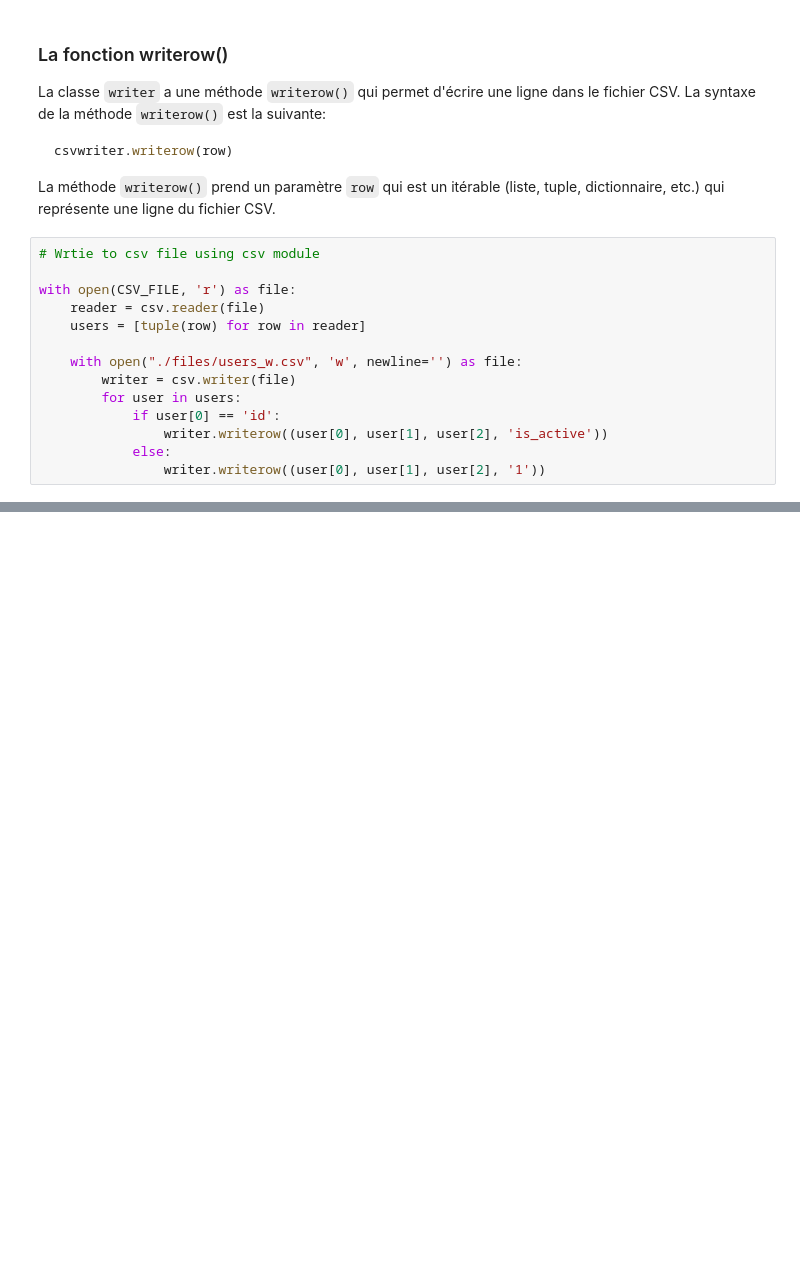
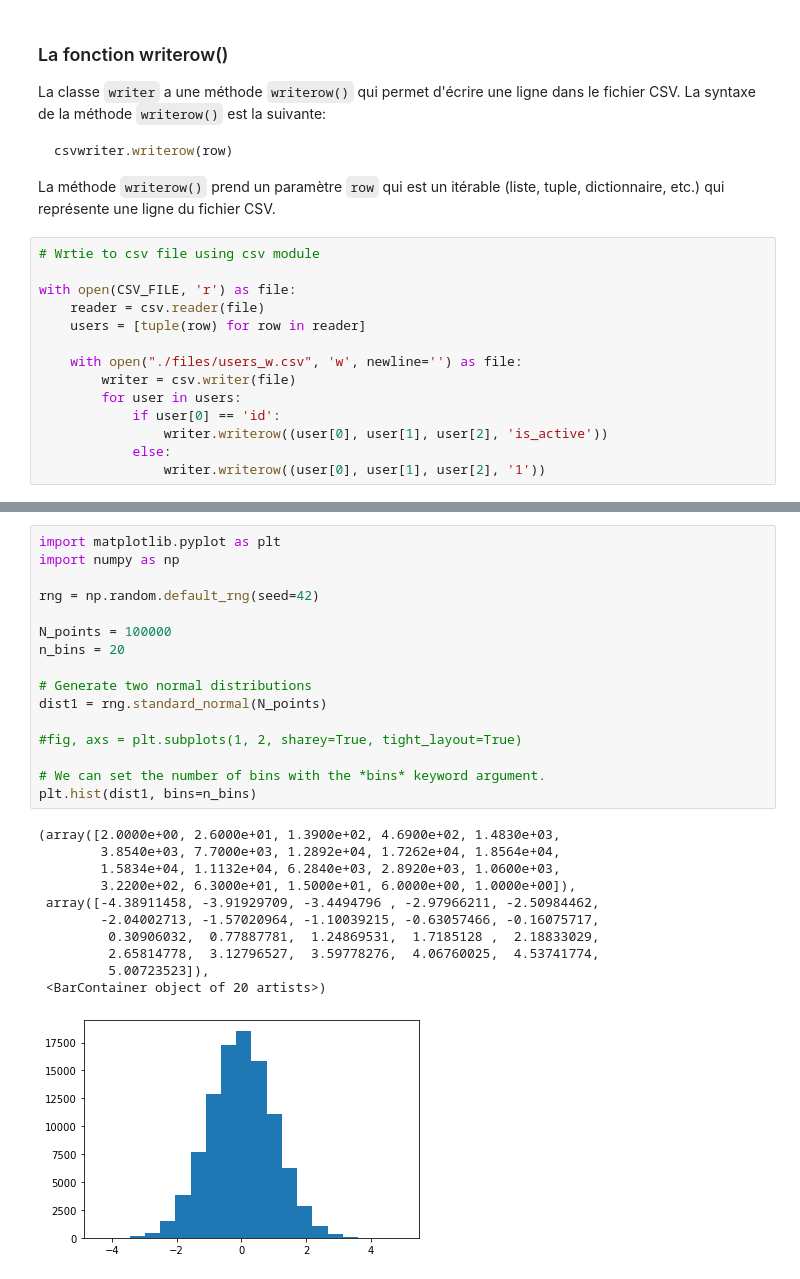
Before and after one commit to moiap13/nomades_python_software_engineer, a Jupyter notebook: cours/jupyter/12_python_file_io.ipynb, the cells around one changed output, grey strips where cells are left out. Saved outputs shown, nothing was run; the diff lists cells and outputs as text; blank space fills up the shorter version.

```diff
--- a/cours/jupyter/12_python_file_io.ipynb
+++ b/cours/jupyter/12_python_file_io.ipynb
@@ -305,0 +472,28 @@ with open(CSV_FILE, 'r') as file:
+# %%
+import matplotlib.pyplot as plt
+import numpy as np
+
+rng = np.random.default_rng(seed=42)
+
+N_points = 100000
+n_bins = 20
+
+# Generate two normal distributions
+dist1 = rng.standard_normal(N_points)
+
+#fig, axs = plt.subplots(1, 2, sharey=True, tight_layout=True)
+
+# We can set the number of bins with the *bins* keyword argument.
+plt.hist(dist1, bins=n_bins)
+# %% [output]
+(array([2.0000e+00, 2.6000e+01, 1.3900e+02, 4.6900e+02, 1.4830e+03,
+        3.8540e+03, 7.7000e+03, 1.2892e+04, 1.7262e+04, 1.8564e+04,
+        1.5834e+04, 1.1132e+04, 6.2840e+03, 2.8920e+03, 1.0600e+03,
+        3.2200e+02, 6.3000e+01, 1.5000e+01, 6.0000e+00, 1.0000e+00]),
+ array([-4.38911458, -3.91929709, -3.4494796 , -2.97966211, -2.50984462,
+        -2.04002713, -1.57020964, -1.10039215, -0.63057466, -0.16075717,
+         0.30906032,  0.77887781,  1.24869531,  1.7185128 ,  2.18833029,
+         2.65814778,  3.12796527,  3.59778276,  4.06760025,  4.53741774,
+         5.00723523]),
+ <BarContainer object of 20 artists>)
+[figure, added]
```
Also changed, not shown: parts of 49 cells of this notebook, 31 other files.
